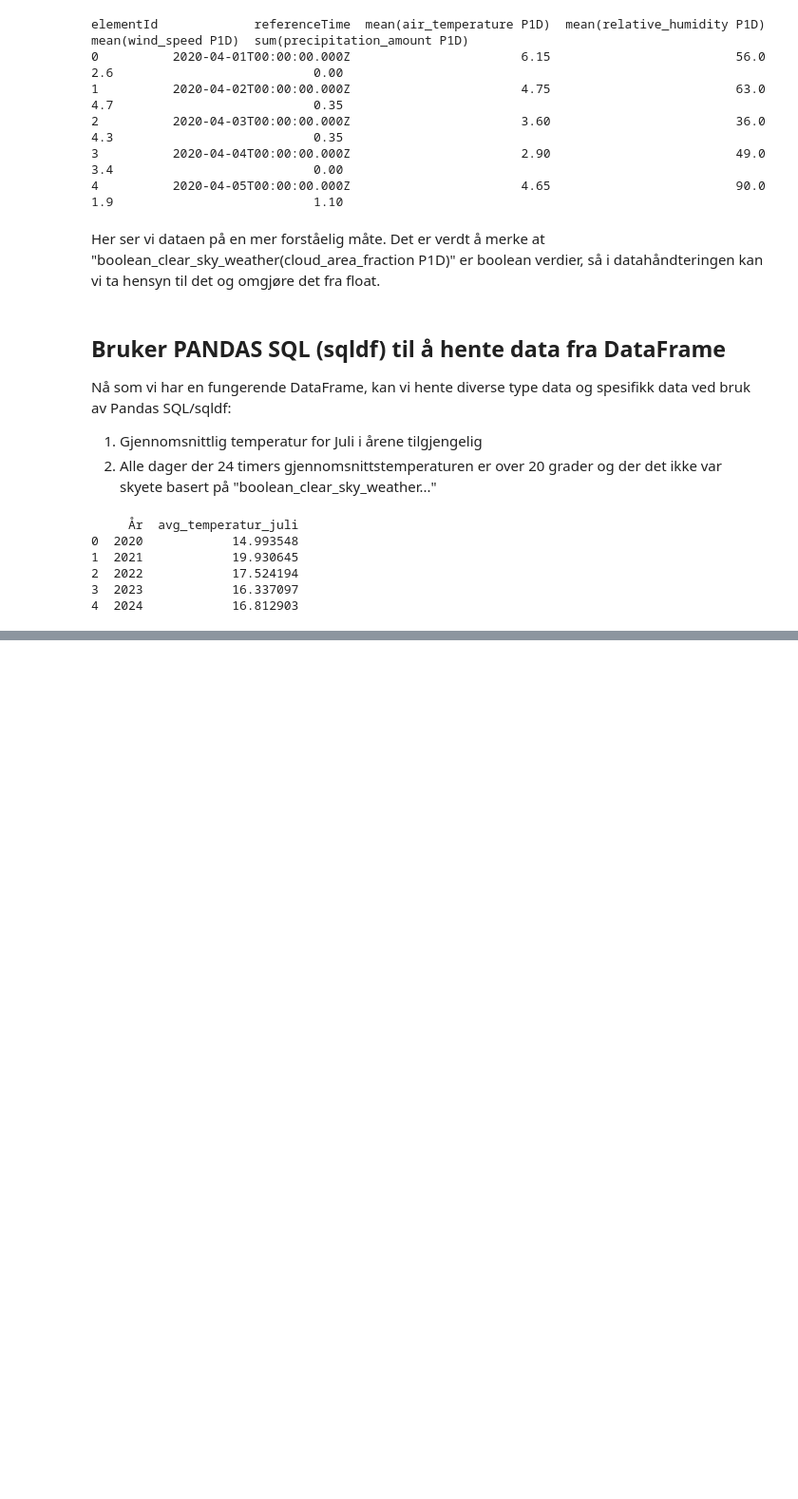
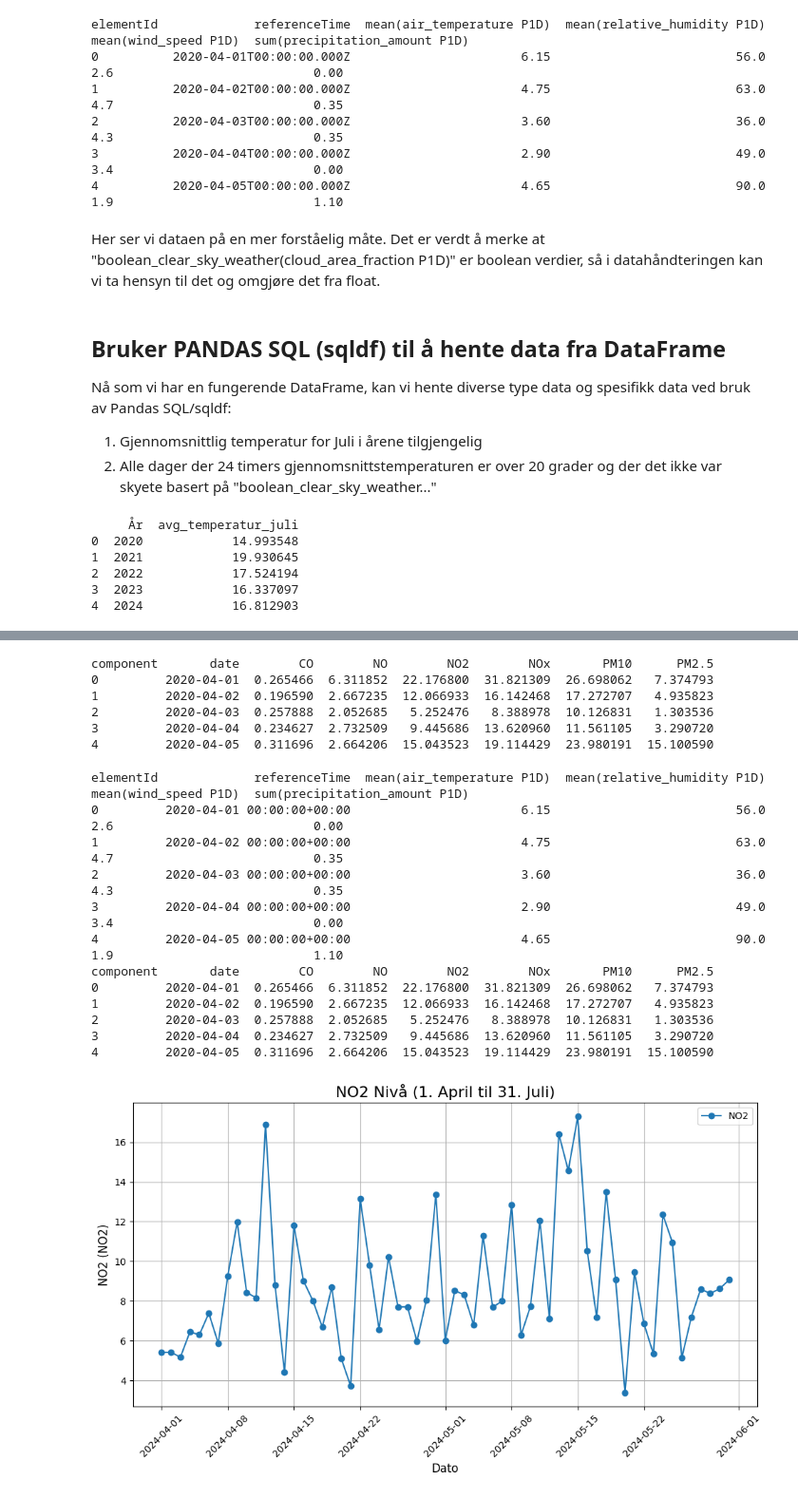
Before and after one commit to andre-hegre/Miljoeanalyse, a Jupyter notebook: proj_environment-main/notebooks/Dataforståelse.ipynb, the cells around one changed output, grey strips where cells are left out. Shown: that part at 95% size. Cells and saved outputs as stored; diff of their text form; code cells hidden in the pictures; blank space fills up the shorter version.

```diff
--- a/proj_environment-main/notebooks/Dataforståelse.ipynb
+++ b/proj_environment-main/notebooks/Dataforståelse.ipynb
@@ -140,0 +145,10 @@ print(resultat)
+# %%
+import pandas as pd
+from pandasql import sqldf
+import os
+
+# Henter file path
+
+notebook_directory = os.getcwd()
+root = os.path.abspath(os.path.join(notebook_directory, ".."))
+file_path_L = os.path.join(root, "data", "luftkvalitet_Kirkeveien_all_years.json")
@@ -140,0 +197,70 @@ print(resultat)
+# %%
+processed_data = []
+for entry in luftdata:
+    component = entry.get("component")  # e.g., NO2, PM10, etc.
+    for value_entry in entry.get("values", []):
+        # Extract date and value
+        processed_data.append({
+            "date": value_entry.get("dateTime"),  # Assuming "fromTime" is the date field
+            "component": component,
+            "value": value_entry.get("value")  # Assuming "value" is the observed value
+        })
+
+# Create a DataFrame
+df = pd.DataFrame(processed_data)
+
+# Pivot the DataFrame to have components as columns
+pivot_df = df.pivot(index="date", columns="component", values="value")
+
+# Reset the index to make it easier to work with
+pivot_df.reset_index(inplace=True)
+pivot_df["date"] = pd.to_datetime(pivot_df["date"], errors="coerce").dt.tz_localize(None)
+
+print(pivot_df.head())
+# %% [output]
+component       date        CO        NO        NO2        NOx       PM10      PM2.5
+0         2020-04-01  0.265466  6.311852  22.176800  31.821309  26.698062   7.374793
+1         2020-04-02  0.196590  2.667235  12.066933  16.142468  17.272707   4.935823
+2         2020-04-03  0.257888  2.052685   5.252476   8.388978  10.126831   1.303536
+3         2020-04-04  0.234627  2.732509   9.445686  13.620960  11.561105   3.290720
+4         2020-04-05  0.311696  2.664206  15.043523  19.114429  23.980191  15.100590
+# %%
+import matplotlib.pyplot as plt
+
+# bruker pivot_df filtrerer for dato område
+pivot_df["date"] = pd.to_datetime(pivot_df["date"])
+filtered_df = pivot_df[(pivot_df["date"] >= "2024-04-01") & (pivot_df["date"] <= "2024-05-31")]
+
+
+# Velger variabel
+variable = "NO2"
+
+# Plotter
+plt.figure(figsize=(10, 6))
+plt.plot(filtered_df["date"], filtered_df[variable], marker="o", label=variable)
+
+# Customize the plot
+plt.title(f"{variable} Nivå (1. April til 31. Juli)", fontsize=16)
+plt.xlabel("Dato", fontsize=12)
+plt.ylabel(f"{variable} ({pivot_df[variable].name})", fontsize=12)
+plt.xticks(rotation=45)
+plt.grid(True)
+plt.legend()
+
+# Show the plot
+plt.tight_layout()
+plt.show()
+# %% [output]
+elementId             referenceTime  mean(air_temperature P1D)  mean(relative_humidity P1D)  mean(wind_speed P1D)  sum(precipitation_amount P1D)
+0         2020-04-01 00:00:00+00:00                       6.15                         56.0                   2.6                           0.00
+1         2020-04-02 00:00:00+00:00                       4.75                         63.0                   4.7                           0.35
+2         2020-04-03 00:00:00+00:00                       3.60                         36.0                   4.3                           0.35
+3         2020-04-04 00:00:00+00:00                       2.90                         49.0                   3.4                           0.00
+4         2020-04-05 00:00:00+00:00                       4.65                         90.0                   1.9                           1.10
+component       date        CO        NO        NO2        NOx       PM10      PM2.5
+0         2020-04-01  0.265466  6.311852  22.176800  31.821309  26.698062   7.374793
+1         2020-04-02  0.196590  2.667235  12.066933  16.142468  17.272707   4.935823
+2         2020-04-03  0.257888  2.052685   5.252476   8.388978  10.126831   1.303536
+3         2020-04-04  0.234627  2.732509   9.445686  13.620960  11.561105   3.290720
+4         2020-04-05  0.311696  2.664206  15.043523  19.114429  23.980191  15.100590
+[figure, added]
```
Also changed, not shown: parts of 4 cells of this notebook.
